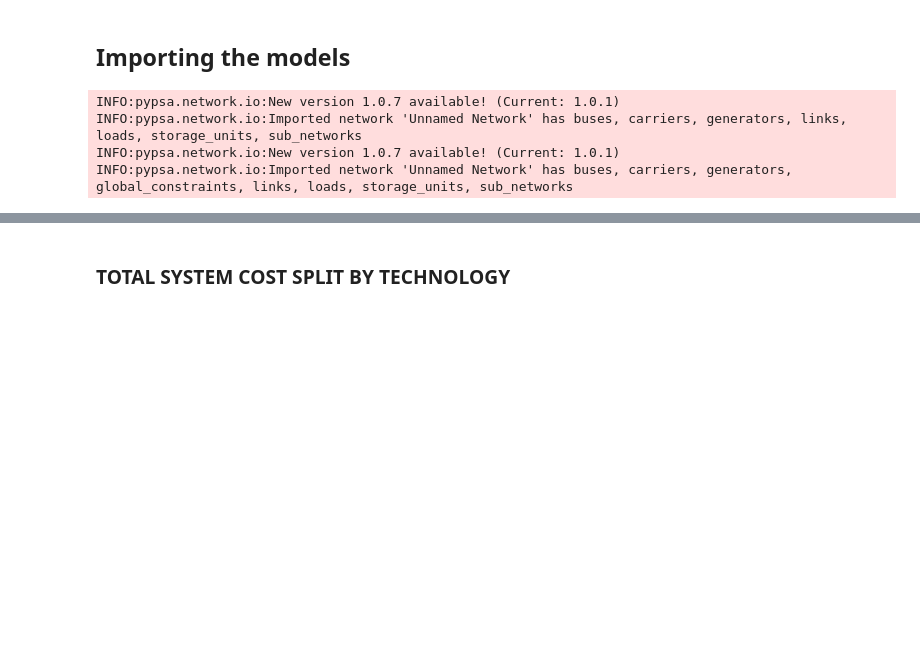
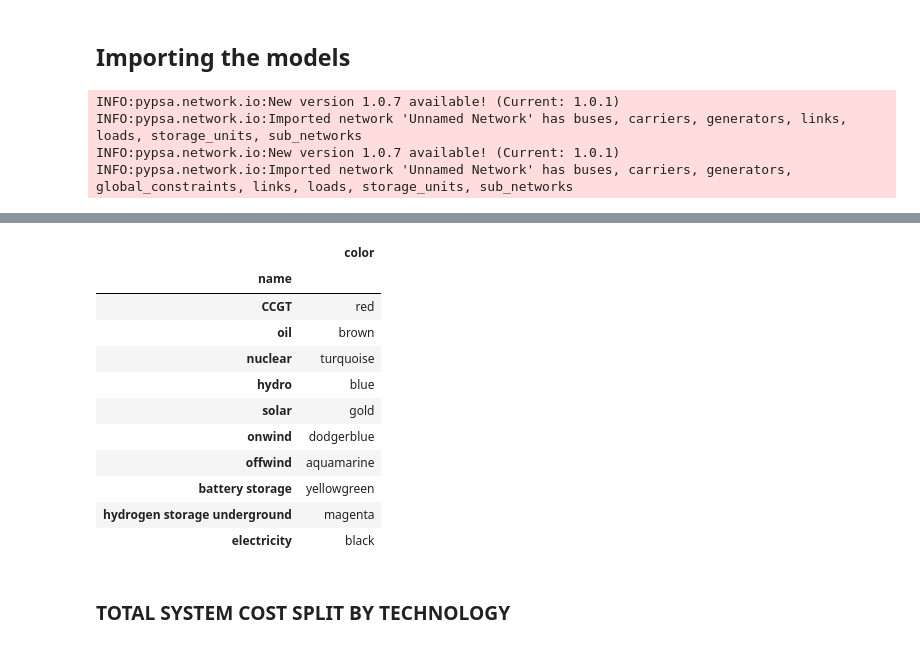
Before and after one commit to morteezzaa/iran-renewable-system-analysis, a Jupyter notebook: model_visualisations.ipynb, the cells around one changed output, grey strips where cells are left out. Cells and saved outputs as stored; diff of their text form; code cells hidden in the pictures; blank space fills up the shorter version.

```diff
--- a/model_visualisations.ipynb
+++ b/model_visualisations.ipynb
@@ -81,6 +81,21 @@ def _ensure_prices(net):
     if hasattr(net, "buses_t") and "marginal_price" in net.buses_t:
         return net.buses_t.marginal_price
     raise ValueError("No bus prices found (buses_t.marginal_price). Did the optimisation compute prices?")
+# %%
+n.carriers[["color"]].head(20)
+# %% [output]
+|  | color |
+| name |  |
+| CCGT | red |
+| oil | brown |
+| nuclear | turquoise |
+| hydro | blue |
+| solar | gold |
+| onwind | dodgerblue |
+| offwind | aquamarine |
+| battery storage | yellowgreen |
+| hydrogen storage underground | magenta |
+| electricity | black |
 # %% [markdown]
 ### TOTAL SYSTEM COST SPLIT BY TECHNOLOGY
 # %%
```
Also changed, not shown: parts of 9 cells of this notebook, 3 other files.
